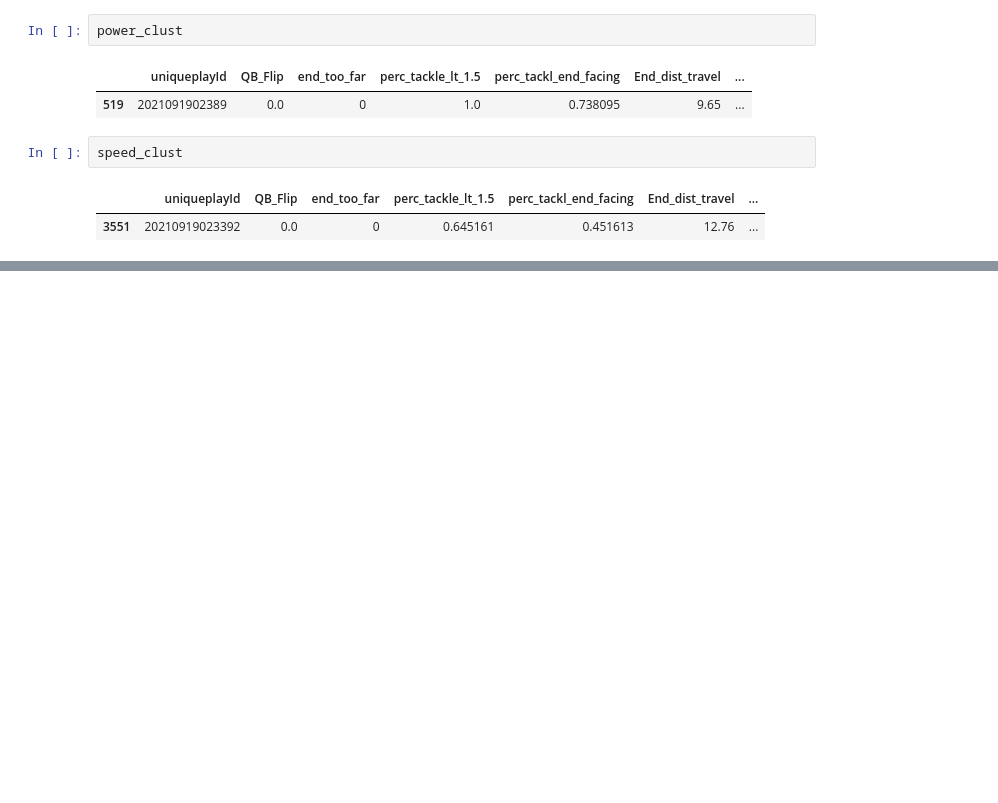
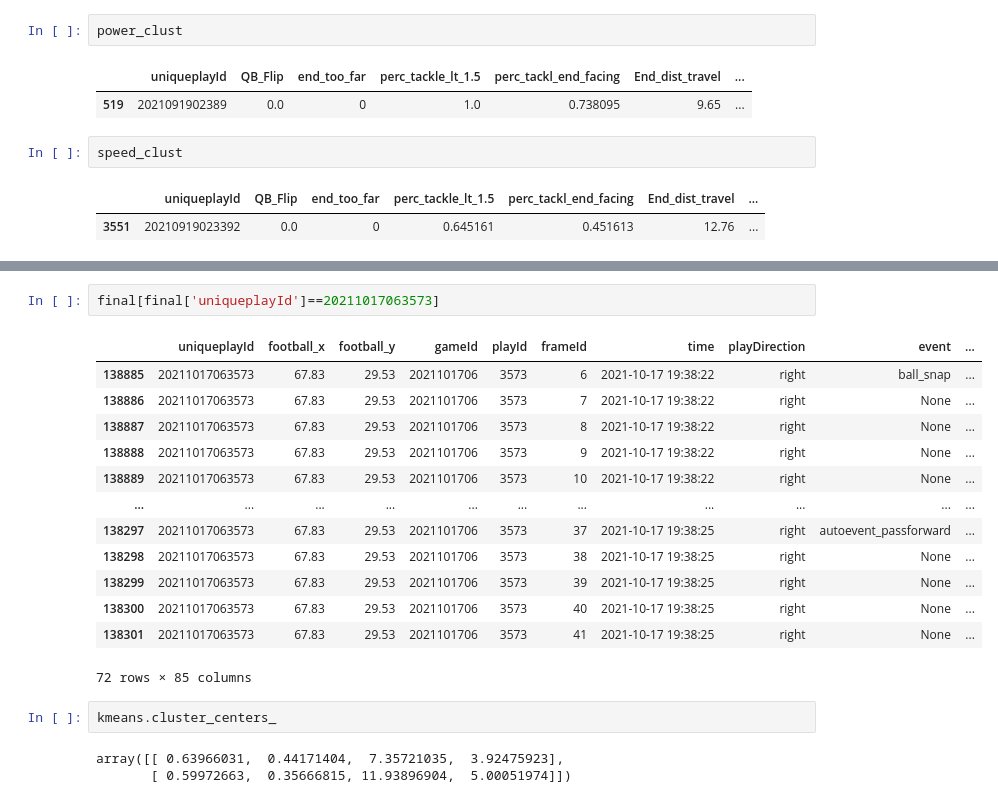
Before and after one commit to cnickol26/BigDataBowl2023, a Jupyter notebook: RushTypeModeling.ipynb, the cells around one changed output, grey strips where cells are left out. Saved outputs shown, nothing was run; the diff lists cells and outputs as text; blank space fills up the shorter version.

```diff
--- a/RushTypeModeling.ipynb
+++ b/RushTypeModeling.ipynb
@@ -204,0 +255,21 @@ speed_clust
+# %%
+final[final['uniqueplayId']==20211017063573]
+# %% [output]
+|  | uniqueplayId | football_x | football_y | gameId | playId | frameId | time | playDirection | event | ... |
+| 138885 | 20211017063573 | 67.83 | 29.53 | 2021101706 | 3573 | 6 | 2021-10-17 19:38:22 | right | ball_snap | ... |
+| 138886 | 20211017063573 | 67.83 | 29.53 | 2021101706 | 3573 | 7 | 2021-10-17 19:38:22 | right | None | ... |
+| 138887 | 20211017063573 | 67.83 | 29.53 | 2021101706 | 3573 | 8 | 2021-10-17 19:38:22 | right | None | ... |
+| 138888 | 20211017063573 | 67.83 | 29.53 | 2021101706 | 3573 | 9 | 2021-10-17 19:38:22 | right | None | ... |
+| 138889 | 20211017063573 | 67.83 | 29.53 | 2021101706 | 3573 | 10 | 2021-10-17 19:38:22 | right | None | ... |
+| ... | ... | ... | ... | ... | ... | ... | ... | ... | ... | ... |
+| 138297 | 20211017063573 | 67.83 | 29.53 | 2021101706 | 3573 | 37 | 2021-10-17 19:38:25 | right | autoevent_passforward | ... |
+| 138298 | 20211017063573 | 67.83 | 29.53 | 2021101706 | 3573 | 38 | 2021-10-17 19:38:25 | right | None | ... |
+| 138299 | 20211017063573 | 67.83 | 29.53 | 2021101706 | 3573 | 39 | 2021-10-17 19:38:25 | right | None | ... |
+| 138300 | 20211017063573 | 67.83 | 29.53 | 2021101706 | 3573 | 40 | 2021-10-17 19:38:25 | right | None | ... |
+| 138301 | 20211017063573 | 67.83 | 29.53 | 2021101706 | 3573 | 41 | 2021-10-17 19:38:25 | right | None | ... |
+72 rows × 85 columns
+# %%
+kmeans.cluster_centers_
+# %% [output]
+array([[ 0.63966031,  0.44171404,  7.35721035,  3.92475923],
+       [ 0.59972663,  0.35666815, 11.93896904,  5.00051974]])
```
Also changed, not shown: parts of 9 cells of this notebook.
